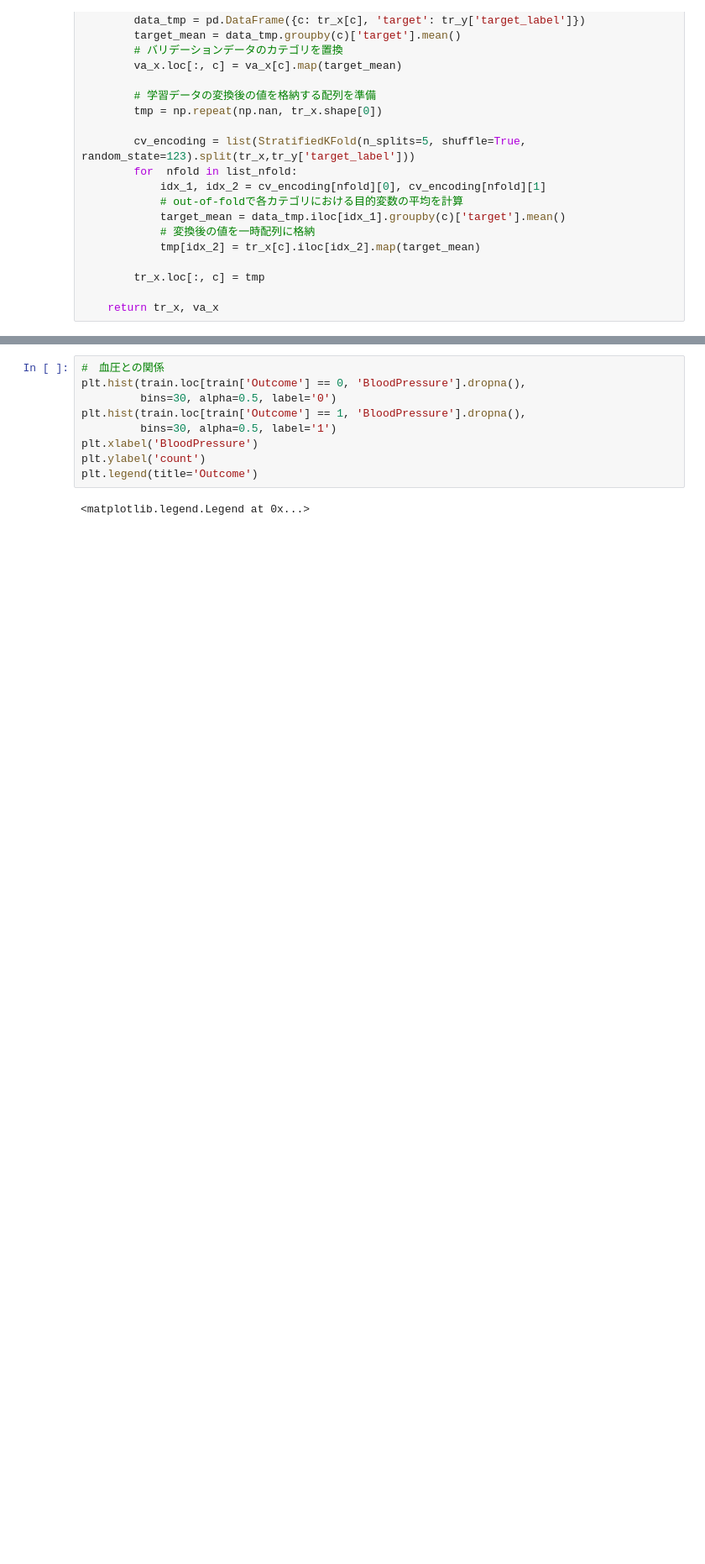
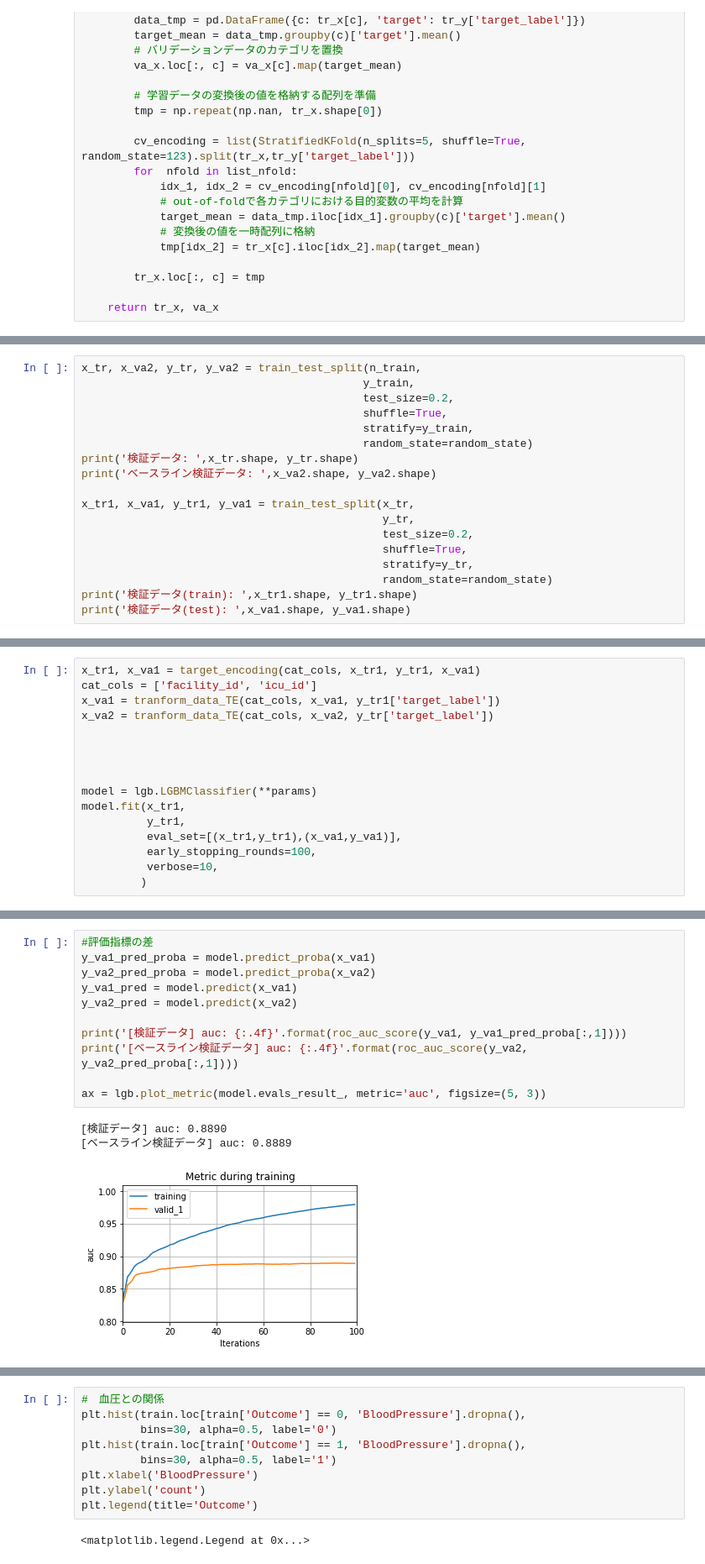
Before and after one commit to mecab-g/kaggle_PSP, a Jupyter notebook: EDA.ipynb, the cells around one changed output, grey strips where cells are left out. Shown at 84% size. Cells and saved outputs as stored; diff of their text form; blank space fills up the shorter version.

```diff
--- a/EDA.ipynb
+++ b/EDA.ipynb
@@ -678,0 +824,18 @@ Done
+# %%
+x_tr, x_va2, y_tr, y_va2 = train_test_split(n_train,
+                                           y_train,
+                                           test_size=0.2,
+                                           shuffle=True,
+                                           stratify=y_train,
+                                           random_state=random_state)
+print('検証データ: ',x_tr.shape, y_tr.shape)
+print('ベースライン検証データ: ',x_va2.shape, y_va2.shape)
+
+x_tr1, x_va1, y_tr1, y_va1 = train_test_split(x_tr,
+                                              y_tr,
+                                              test_size=0.2,
+                                              shuffle=True,
+                                              stratify=y_tr,
+                                              random_state=random_state)
+print('検証データ(train): ',x_tr1.shape, y_tr1.shape)
+print('検証データ(test): ',x_va1.shape, y_va1.shape)
@@ -678,0 +847,16 @@ Done
+# %%
+x_tr1, x_va1 = target_encoding(cat_cols, x_tr1, y_tr1, x_va1)
+cat_cols = ['facility_id', 'icu_id']
+x_va1 = tranform_data_TE(cat_cols, x_va1, y_tr1['target_label'])
+x_va2 = tranform_data_TE(cat_cols, x_va2, y_tr['target_label'])
+
+
+
+
+model = lgb.LGBMClassifier(**params)
+model.fit(x_tr1,
+          y_tr1,
+          eval_set=[(x_tr1,y_tr1),(x_va1,y_va1)],
+          early_stopping_rounds=100,
+          verbose=10,
+         )
@@ -678,0 +876,15 @@ Done
+# %%
+#評価指標の差
+y_va1_pred_proba = model.predict_proba(x_va1)
+y_va2_pred_proba = model.predict_proba(x_va2)
+y_va1_pred = model.predict(x_va1)
+y_va2_pred = model.predict(x_va2)
+
+print('[検証データ] auc: {:.4f}'.format(roc_auc_score(y_va1, y_va1_pred_proba[:,1])))
+print('[ベースライン検証データ] auc: {:.4f}'.format(roc_auc_score(y_va2, y_va2_pred_proba[:,1])))
+
+ax = lgb.plot_metric(model.evals_result_, metric='auc', figsize=(5, 3))
+# %% [output]
+[検証データ] auc: 0.8890
+[ベースライン検証データ] auc: 0.8889
+[figure, added]
```
Also changed, not shown: parts of 46 cells of this notebook, 4 other files.
